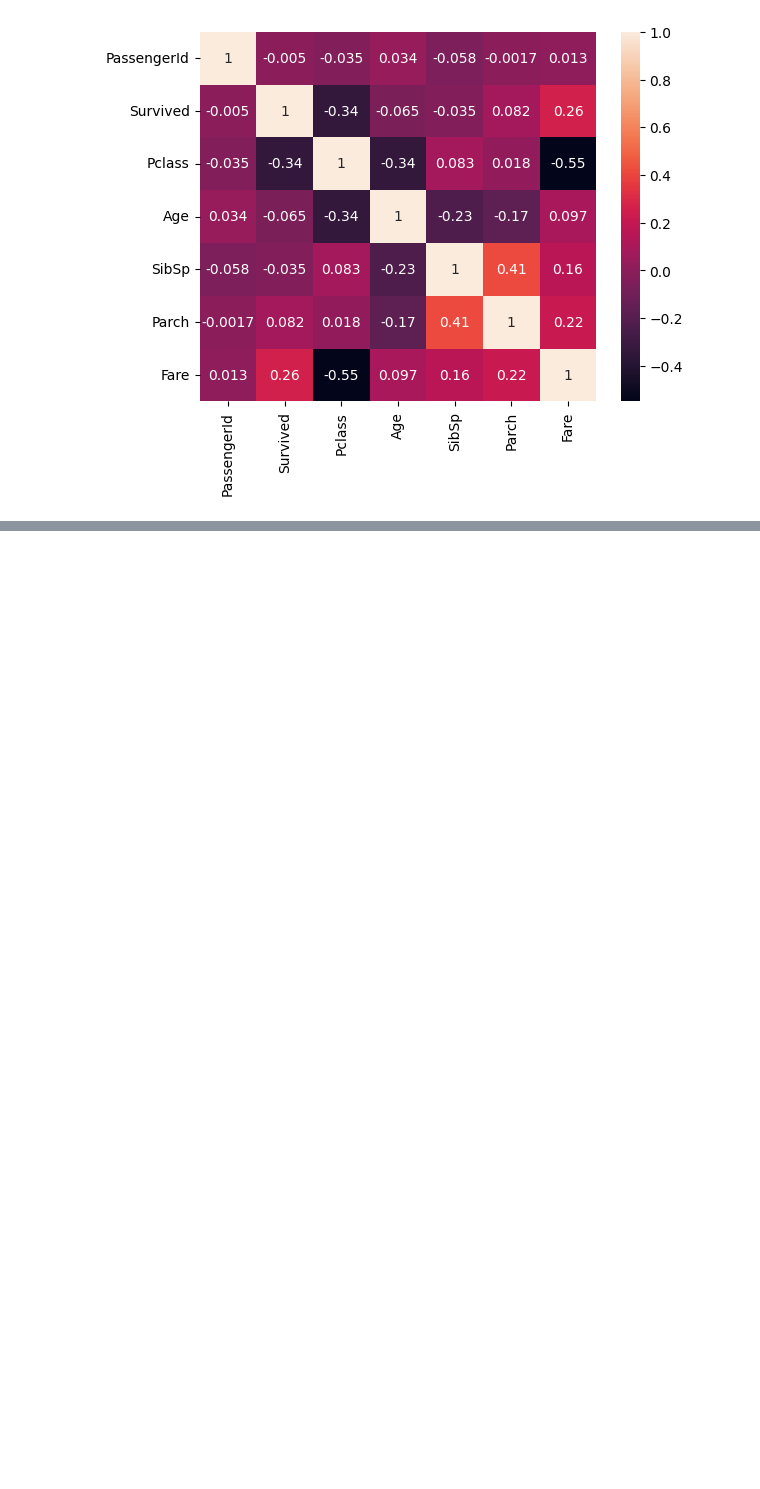
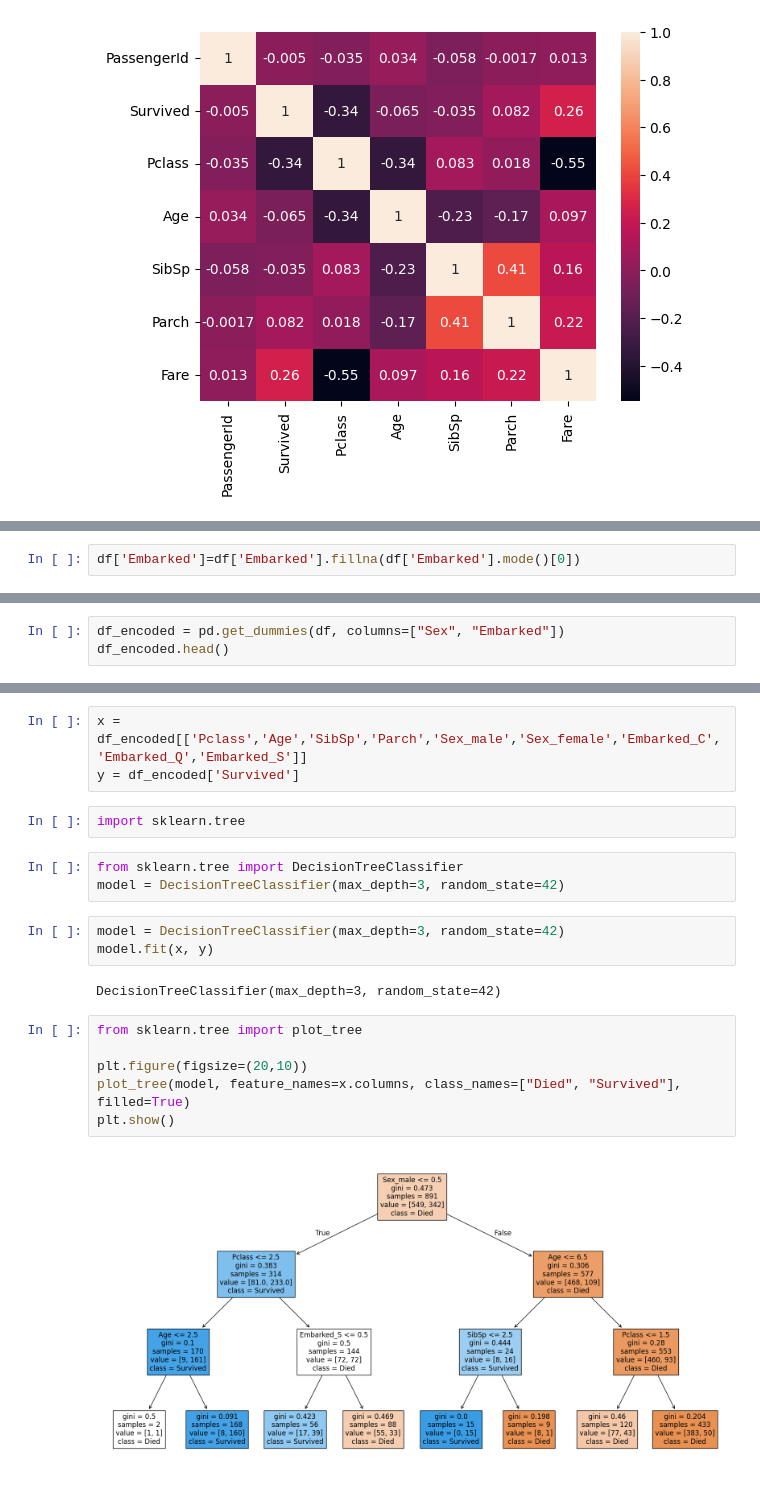
Before and after one commit to akshaythatipamula37/decision-tree-titanic, a Jupyter notebook: decision-tree-titanic.ipynb, the cells around one changed output, grey strips where cells are left out. Saved outputs shown, nothing was run; the diff lists cells and outputs as text; blank space fills up the shorter version.

Commit message:
model training

```diff
--- a/decision-tree-titanic.ipynb
+++ b/decision-tree-titanic.ipynb
@@ -168,0 +180,2 @@ sns.heatmap(df.corr(numeric_only=True),annot=True)
+# %%
+df['Embarked']=df['Embarked'].fillna(df['Embarked'].mode()[0])
@@ -168,0 +194,3 @@ sns.heatmap(df.corr(numeric_only=True),annot=True)
+# %%
+df_encoded = pd.get_dummies(df, columns=["Sex", "Embarked"])
+df_encoded.head()
@@ -168,0 +204,21 @@ sns.heatmap(df.corr(numeric_only=True),annot=True)
+# %%
+x = df_encoded[['Pclass','Age','SibSp','Parch','Sex_male','Sex_female','Embarked_C','Embarked_Q','Embarked_S']]
+y = df_encoded['Survived']
+# %%
+import sklearn.tree
+# %%
+from sklearn.tree import DecisionTreeClassifier
+model = DecisionTreeClassifier(max_depth=3, random_state=42)
+# %%
+model = DecisionTreeClassifier(max_depth=3, random_state=42)
+model.fit(x, y)
+# %% [output]
+DecisionTreeClassifier(max_depth=3, random_state=42)
+# %%
+from sklearn.tree import plot_tree
+
+plt.figure(figsize=(20,10))
+plot_tree(model, feature_names=x.columns, class_names=["Died", "Survived"], filled=True)
+plt.show()
+# %% [output]
+[figure, added]
```
Also changed, not shown: parts of 4 cells of this notebook.
